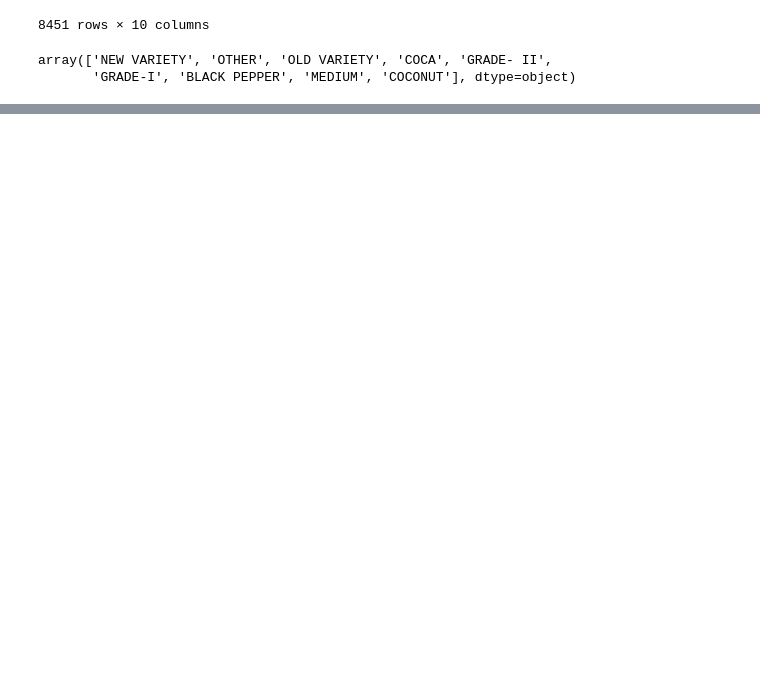
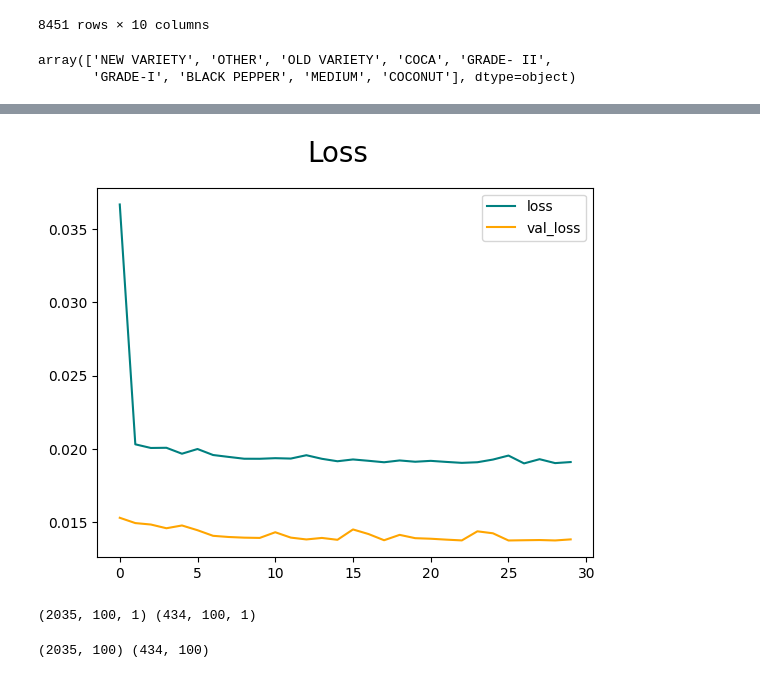
Before and after one commit to Vij7777pai/AIML-INTERNSHIP, a Jupyter notebook: Project/code.ipynb, the cells around one changed output, grey strips where cells are left out. Saved outputs shown, nothing was run; the diff lists cells and outputs as text; code cells hidden in the pictures; blank space fills up the shorter version.

```diff
--- a/Project/code.ipynb
+++ b/Project/code.ipynb
@@ -270,0 +477,8 @@ The time series is likely non-stationary for  BLACK PEPPER
+# %%
+model2 = Sequential([
+    LSTM(units=64, return_sequences=True, input_shape=(100,1)),
+    Dense(units=50),
+    Dense(units=1)
+])
+
+model2.compile(optimizer='adam',loss='mean_squared_error',metrics=['mse'])
@@ -270,0 +503,2 @@ The time series is likely non-stationary for  BLACK PEPPER
+# %%
+model2_pepper_new_variety = model2.fit(X_train, y_train, validation_data=(X_test, y_test),epochs=30, batch_size=32, shuffle=True,verbose=2)
@@ -270,0 +523,9 @@ The time series is likely non-stationary for  BLACK PEPPER
+# %%
+fig = plt.figure()
+plt.plot(model2_pepper_new_variety.history['loss'],color = 'teal',label = 'loss')
+plt.plot(model2_pepper_new_variety.history['val_loss'],color='orange',label='val_loss')
+fig.suptitle('Loss', fontsize=20)
+plt.legend(loc='upper right')
+plt.show()
+# %% [output]
+[figure, added]
@@ -270,0 +535,10 @@ The time series is likely non-stationary for  BLACK PEPPER
+# %%
+print(train_predict.shape, test_predict.shape)
+# %% [output]
+(2035, 100, 1) (434, 100, 1)
+# %%
+train_predict_2d = train_predict.reshape(train_predict.shape[0],train_predict.shape[1])
+test_predict_2d = test_predict.reshape(test_predict.shape[0],test_predict.shape[1])
+print(train_predict_2d.shape,test_predict_2d.shape)
+# %% [output]
+(2035, 100) (434, 100)
```
Also changed, not shown: parts of 50 cells of this notebook.
